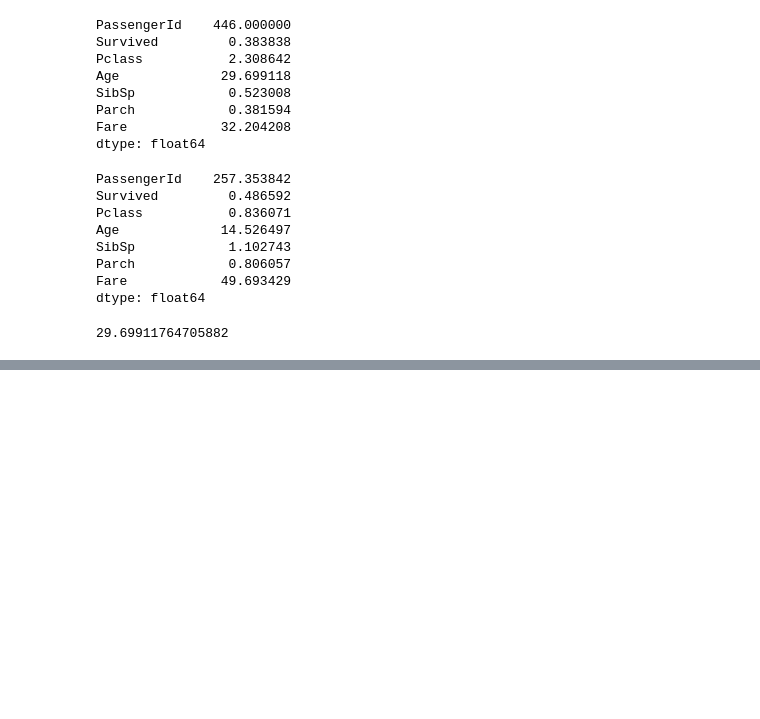
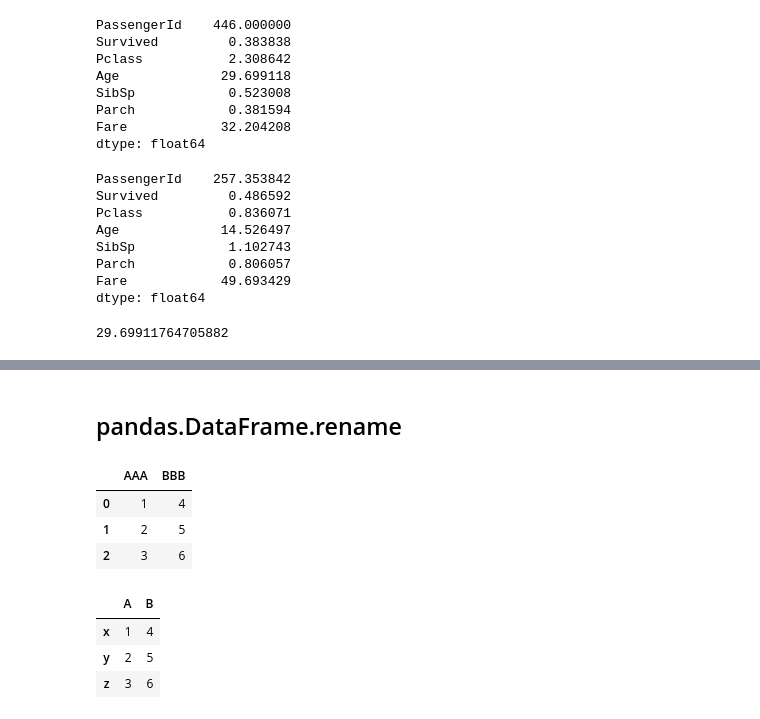
Before and after one commit to chama0623/Python_memo, a Jupyter notebook: pandas_memo.ipynb, the cells around one changed output, grey strips where cells are left out. Drawn from its saved outputs; the diff is of its cells as text; code cells hidden in the pictures; blank space fills up the shorter version.

```diff
--- a/pandas_memo.ipynb
+++ b/pandas_memo.ipynb
@@ -225,0 +278,19 @@ print(train["Age"].mean()) # get
+# %% [markdown]
+## pandas.DataFrame.rename
+# %%
+# rename columns
+df = pd.DataFrame({"A": [1, 2, 3], "B": [4, 5, 6]})
+df.rename(columns={"A": "AAA", "B": "BBB"})
+# %% [output]
+|  | AAA | BBB |
+| 0 | 1 | 4 |
+| 1 | 2 | 5 |
+| 2 | 3 | 6 |
+# %%
+# rename index
+df.rename(index={0: "x", 1: "y", 2: "z"})
+# %% [output]
+|  | A | B |
+| x | 1 | 4 |
+| y | 2 | 5 |
+| z | 3 | 6 |
```
Also changed, not shown: parts of 14 cells of this notebook.
